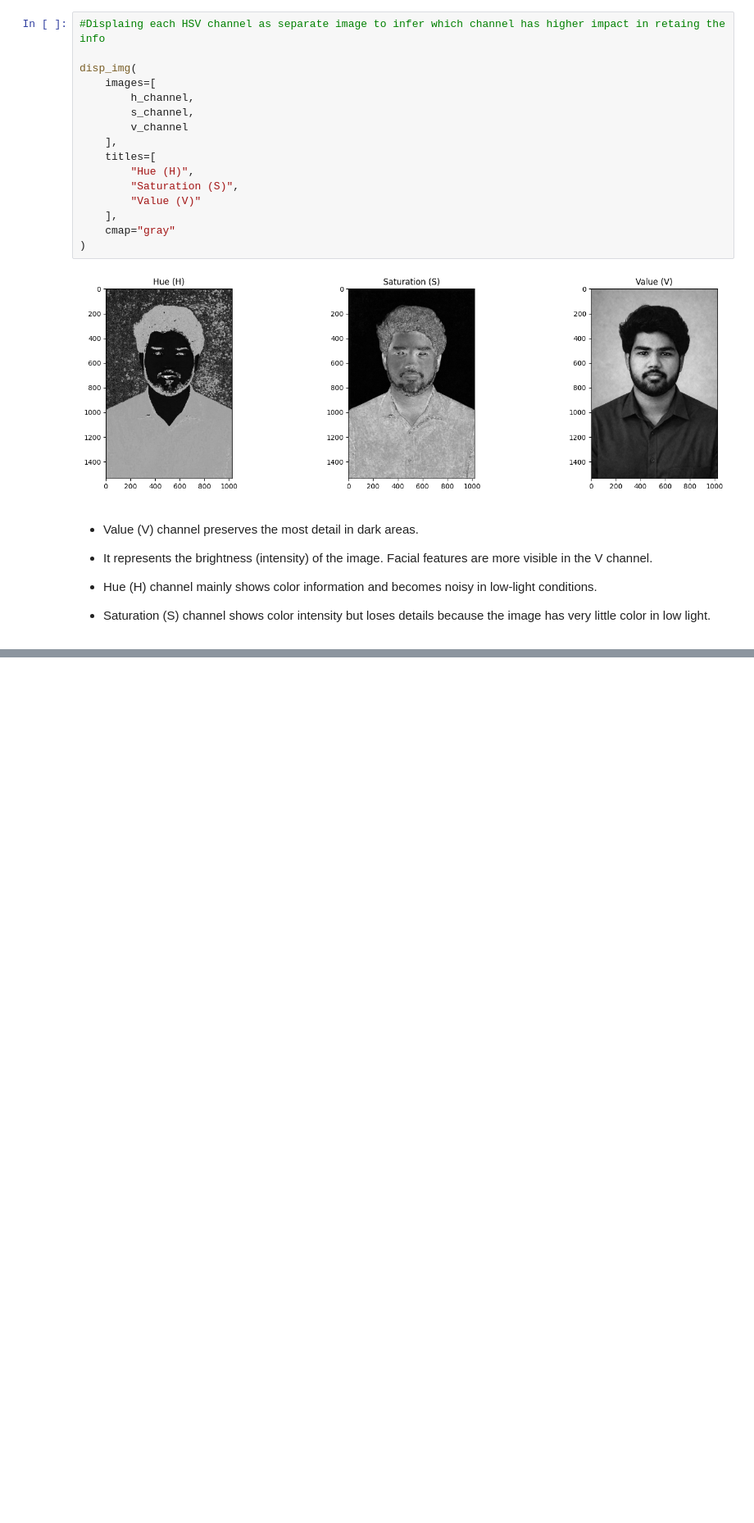
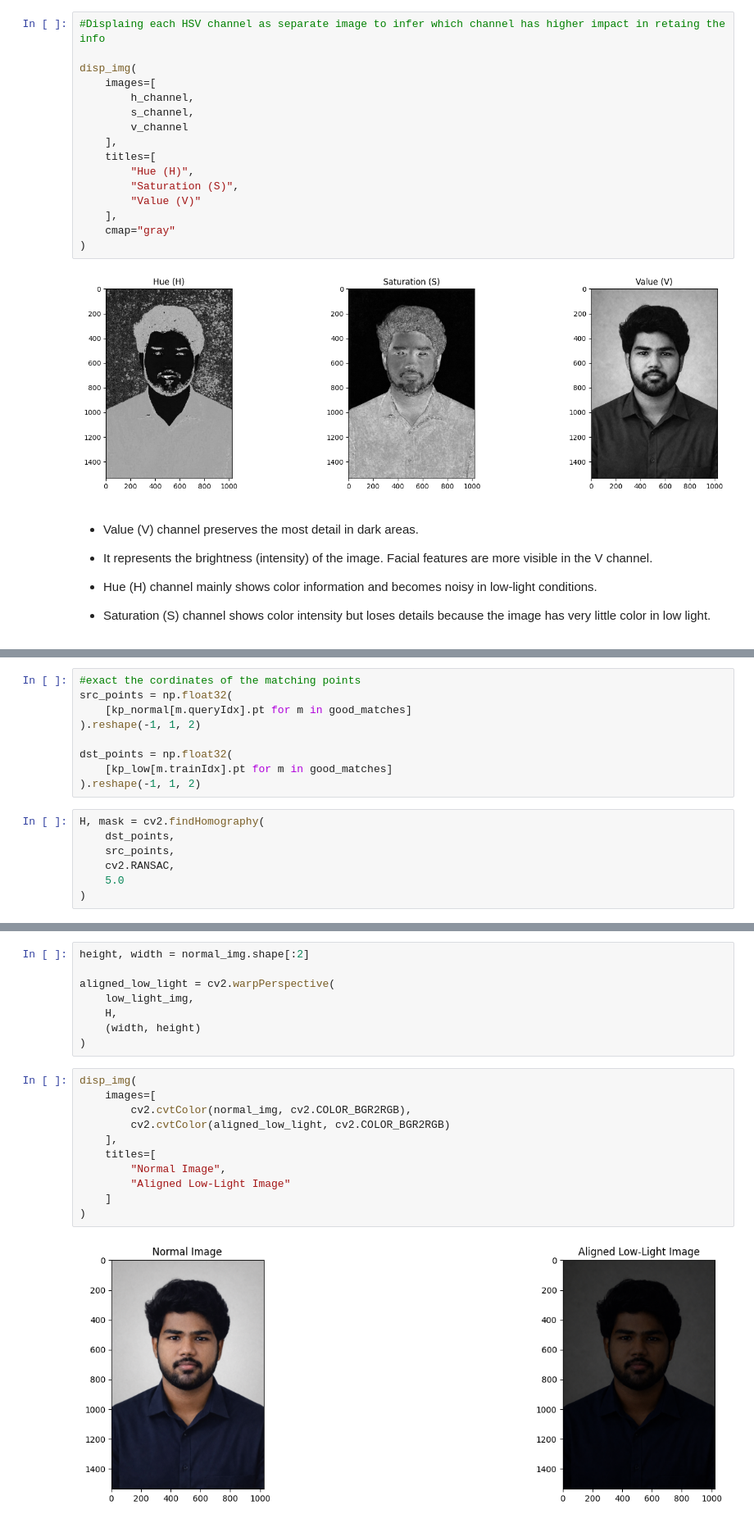
Before and after one commit to Manishrajmss13/Manish_Virtual_Training_Programme, a Jupyter notebook: AiML_training/Module_2/Opencv_assignments.ipynb, the cells around one changed output, grey strips where cells are left out. Shown at 82% size. Saved outputs shown, nothing was run; the diff lists cells and outputs as text; blank space fills up the shorter version.

```diff
--- a/AiML_training/Module_2/Opencv_assignments.ipynb
+++ b/AiML_training/Module_2/Opencv_assignments.ipynb
@@ -103,0 +227,16 @@ Facial features are more visible in the V channel.
+# %%
+#exact the cordinates of the matching points
+src_points = np.float32(
+    [kp_normal[m.queryIdx].pt for m in good_matches]
+).reshape(-1, 1, 2)
+
+dst_points = np.float32(
+    [kp_low[m.trainIdx].pt for m in good_matches]
+).reshape(-1, 1, 2)
+# %%
+H, mask = cv2.findHomography(
+    dst_points,
+    src_points,
+    cv2.RANSAC,
+    5.0
+)
@@ -103,0 +252,21 @@ Facial features are more visible in the V channel.
+# %%
+height, width = normal_img.shape[:2]
+
+aligned_low_light = cv2.warpPerspective(
+    low_light_img,
+    H,
+    (width, height)
+)
+# %%
+disp_img(
+    images=[
+        cv2.cvtColor(normal_img, cv2.COLOR_BGR2RGB),
+        cv2.cvtColor(aligned_low_light, cv2.COLOR_BGR2RGB)
+    ],
+    titles=[
+        "Normal Image",
+        "Aligned Low-Light Image"
+    ]
+)
+# %% [output]
+[figure, added]
```
Also changed, not shown: parts of 25 cells of this notebook.
